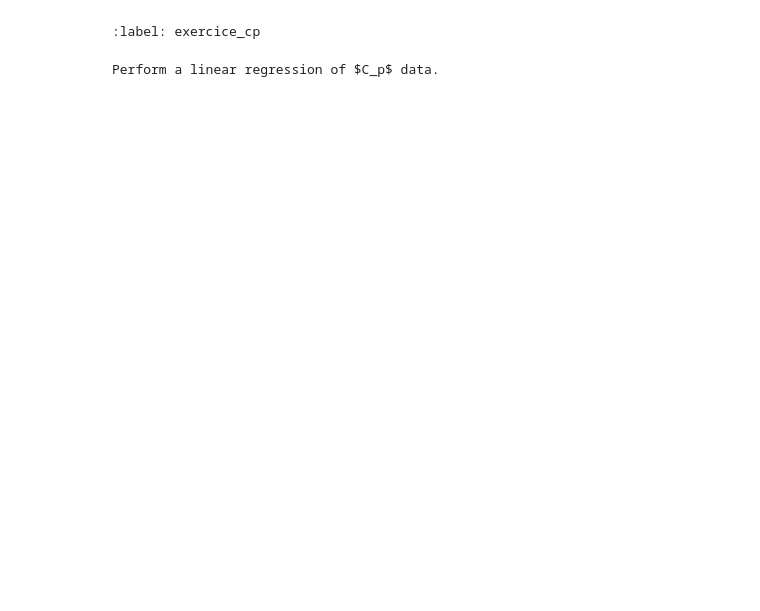
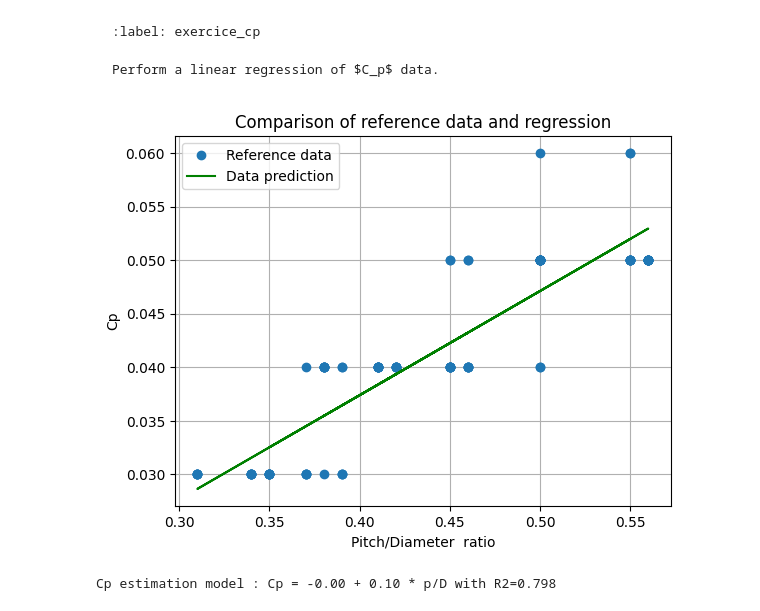
Before and after one commit to ToniDarder/sizing_course, a Jupyter notebook: laboratories/Lab-multirotor/03_PropellerLinearRegression-Student.ipynb, the cells around one changed output. Cells and saved outputs as stored; diff of their text form; code cells hidden in the pictures; blank space fills up the shorter version.

````diff
--- a/laboratories/Lab-multirotor/03_PropellerLinearRegression-Student.ipynb
+++ b/laboratories/Lab-multirotor/03_PropellerLinearRegression-Student.ipynb
@@ -128,7 +144,7 @@ For next calculations, we keep only data with following criteria:
 -  Maximum RPM < 105,000/prop diameter (inches)
 # %%
 # Keep only operating points with ND<105000
-dfMRND = dfMR[dfMR["N.D"] < 105000]
+df_MR_ND = dfMR[dfMR["N.D"] < 105000]
 # %% [markdown]
 The APC static data correspond to the hover operational point where the speed V=0. The aerodynamic coefficients are thus only a function of $p/D$ (called 'ANGLE' in the .csv file) dimensionless number.
 
@@ -186,27 +205,35 @@ print(f"Ct estimation model : Ct = {intercept:.2f} + {coef:.2f} * p/D with R2={r
 Perform a linear regression of $C_p$ data.
 ```
 # %%
-y_Cp =
+y_Cp = df_MR_ND["Cp"].values
+X = x.reshape(-1, 1)
+Y_Cp = y_Cp.reshape(-1, 1)
 
-reg_Cp =
+reg_Cp = linear_model.LinearRegression()
+
+reg_Cp.fit(X, Y_Cp)
+Cp_est = reg_Cp.predict(X)
 
 
 
 # Cp Parameters
 # -----
-coef = float(reg_Ct.coef_)
-intercept = float(reg_Ct.intercept_)
-r2 = r2_score(Y_Ct, Ct_est)
+coef = float(reg_Cp.coef_)
+intercept = float(reg_Cp.intercept_)
+r2 = r2_score(Y_Cp, Cp_est)
 
 
 # Plot the data
 plt.plot(x, Y_Cp, 'o', label='Reference data')
 plt.plot(x, Cp_est, '-g', label='Data prediction')
 plt.xlabel('Pitch/Diameter  ratio')
 plt.ylabel('Cp')
 plt.title('Comparison of reference data and regression')
 plt.legend()
 plt.grid()
 plt.show()
 
 print(f"Cp estimation model : Cp = {intercept:.2f} + {coef:.2f} * p/D with R2={r2:.3f}")
+# %% [output]
+[figure, added]
+Cp estimation model : Cp = -0.00 + 0.10 * p/D with R2=0.798
````
Also changed, not shown: parts of 5 cells of this notebook.
